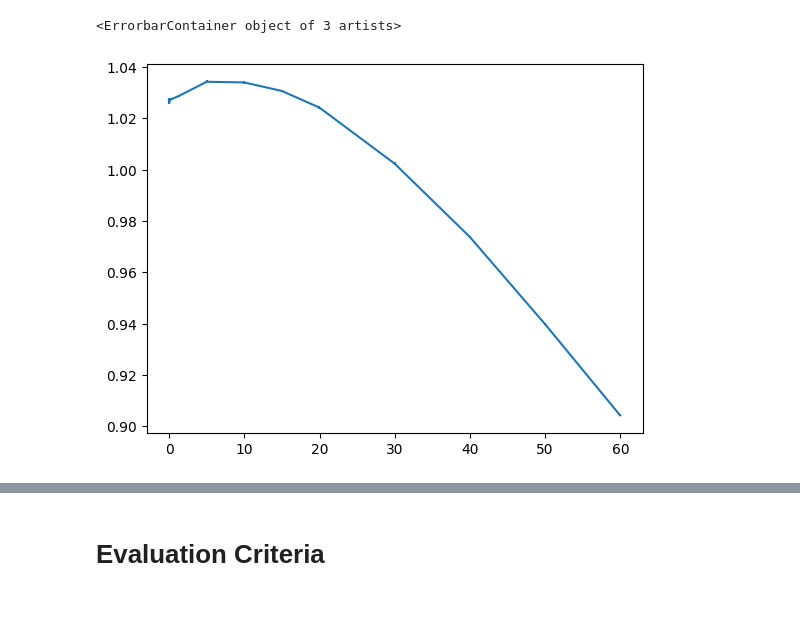
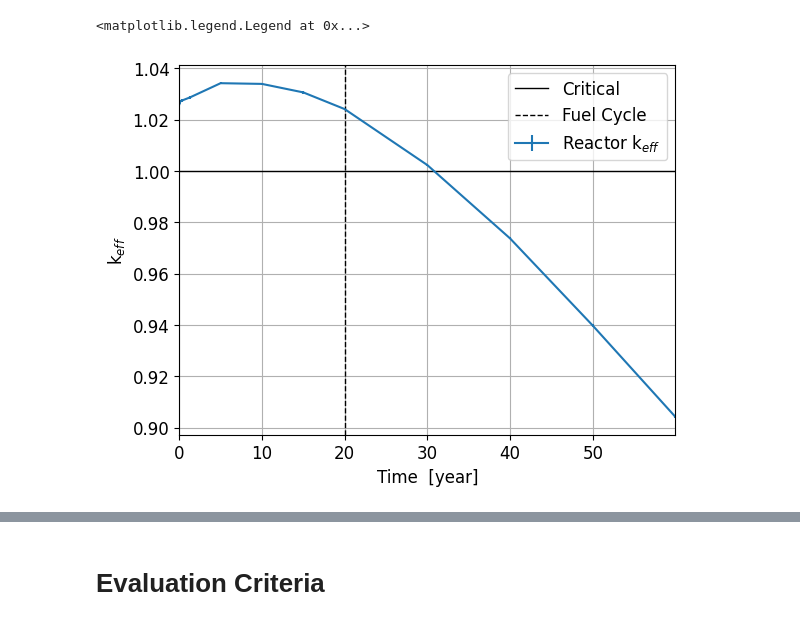
Before and after one commit to nglaser3/SFR-FuelCycle, a Jupyter notebook: python/DepletionResults/PostProcessing.ipynb, the cells around one changed output, grey strips where cells are left out. Saved outputs shown, nothing was run; the diff lists cells and outputs as text; code cells hidden in the pictures.

```diff
--- a/python/DepletionResults/PostProcessing.ipynb
+++ b/python/DepletionResults/PostProcessing.ipynb
@@ -4,5 +4,18 @@ import openmc.data as data
 import openmc
 import numpy as np
 import matplotlib.pyplot as plt
+from scipy.interpolate import interp1d as interp1d
+import scipy.interpolate as interp
+Bq2Ci = 1 / 3.7e10
+
+import matplotlib as mpl
+params = {'image.aspect':'equal',
+          'savefig.dpi':600,
+          'axes.grid':True,
+          'font.size':12,
+          'text.color':'black',
+          'image.cmap':'viridis'}
+
+mpl.rcParams.update(params)
 # %%
 results = dpl.results.Results('20kp_50i_150b/depletion_results.h5')
@@ -10,10 +25,17 @@ materials = results.export_to_materials(12,path = '20kp_50i_150b/materials.xml')
 # %%
 t, k_ = results.get_keff('a')
 k_eff, err = list(zip(*k_))
-plt.errorbar(t, k_eff, err)
+plt.errorbar(t, k_eff, err, label='Reactor k$_{eff}$')
+plt.ylabel('k$_{eff}$')
+plt.xlabel('Time  [year]')
+plt.xlim(t[0],t[-1])
+plt.axhline(1.0, color = 'k', linewidth = 1, label = 'Critical')
+plt.axvline(20, color = 'k', linewidth = 1, linestyle='--', label = 'Fuel Cycle')
+plt.legend()
+#plt.savefig('60y-keff.png', dpi=600)
 # %% [output]
-<ErrorbarContainer object of 3 artists>
+<matplotlib.legend.Legend at 0x...>
-[figure, old version]
+[figure, new version]
 # %%
 mat_mass = [0]*3
 nuc_mass = {}
```
Also changed, not shown: parts of 17 cells of this notebook, 13 other files.
